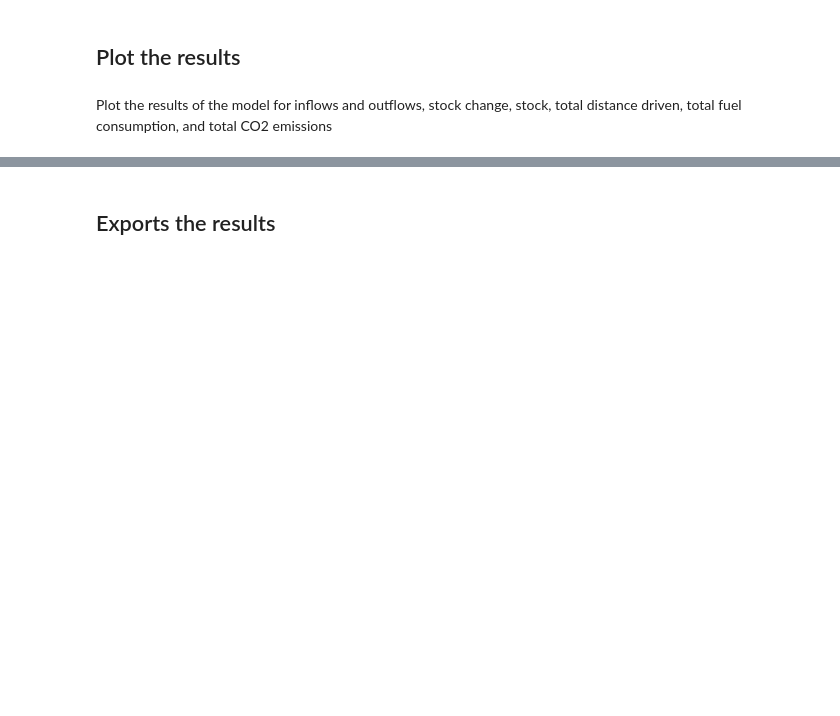
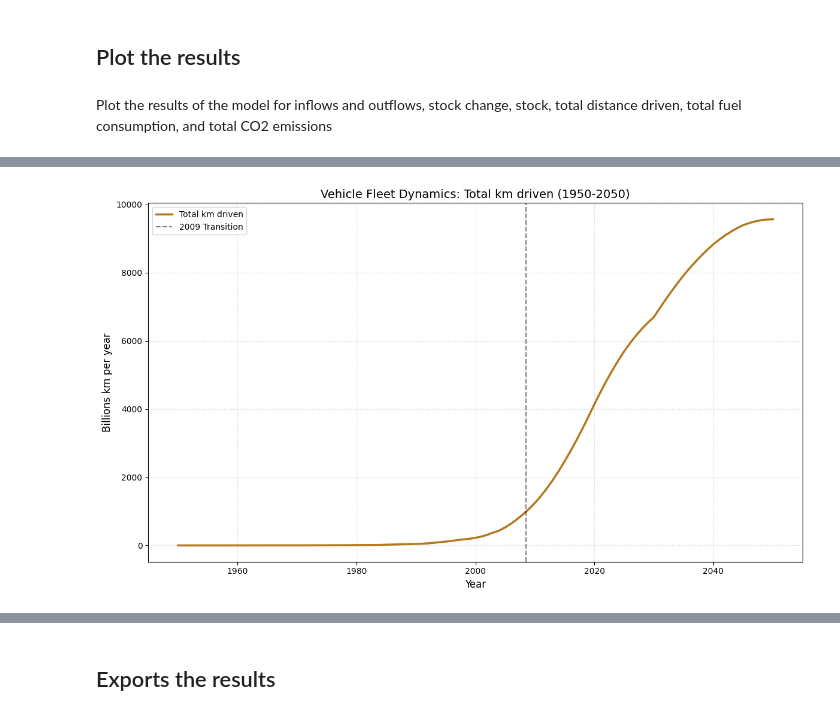
Before and after one commit to juliettegau/TEP4290-juliette, a Jupyter notebook: Warm_up_14_chinese_vehicle_fleet/Warm_up_14_Vehicle_Stock_China.ipynb, the cells around one changed output, grey strips where cells are left out. Cells and saved outputs as stored; diff of their text form; code cells hidden in the pictures; blank space fills up the shorter version.

```diff
--- a/Warm_up_14_chinese_vehicle_fleet/Warm_up_14_Vehicle_Stock_China.ipynb
+++ b/Warm_up_14_chinese_vehicle_fleet/Warm_up_14_Vehicle_Stock_China.ipynb
@@ -175,0 +260,28 @@ Plot the results of the model for inflows and outflows, stock change, stock, tot
+# %%
+# Total km driven
+plt.figure(figsize=(12, 7))
+
+# Plot stock (Vehicles in use)
+plt.plot(data["Time"], data["Total km driven"],
+         color="#b4781f", linewidth=2.5, label="Total km driven")
+
+# Add a vertical line for the transition between Historical and Future data
+plt.axvline(x=2008.5, color='black', linestyle='--', alpha=0.5, label="2009 Transition")
+
+# Formatting the plot
+plt.title("Vehicle Fleet Dynamics: Total km driven (1950-2050)", fontsize=14)
+plt.xlabel("Year", fontsize=12)
+plt.ylabel("Billions km per year", fontsize=12)
+
+# Add grid and legend
+plt.grid(True, linestyle=':', alpha=0.6)
+plt.legend(loc='upper left')
+
+# Adjust layout and show
+plt.tight_layout()
+
+# save the figure
+plt.savefig("Vehicle_km_driven.png", dpi=300)
+plt.show()
+# %% [output]
+[figure, added]
```
Also changed, not shown: parts of 11 cells of this notebook, 6 other files.
